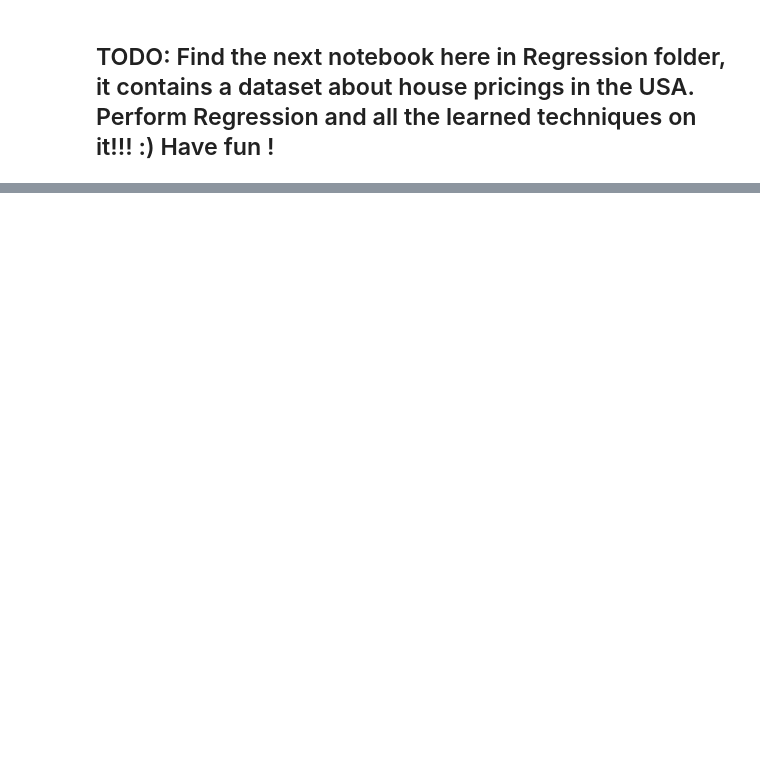
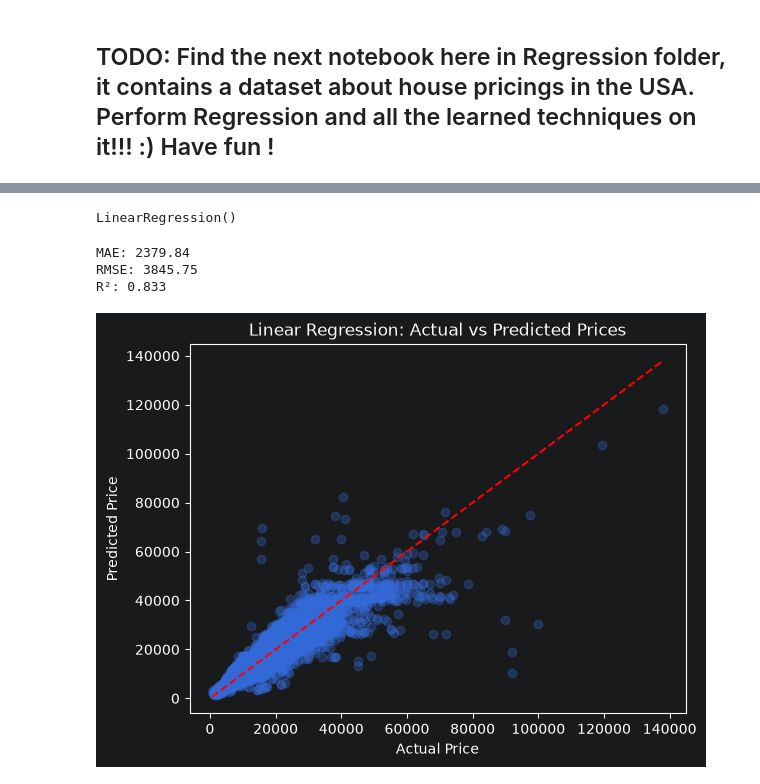
Before and after one commit to kovexison/Practica-AI, a Jupyter notebook: 01-ML-Regression/car_prices_regression.ipynb, the cells around one changed output, grey strips where cells are left out. Drawn from its saved outputs; the diff is of its cells as text; code cells hidden in the pictures; blank space fills up the shorter version.

```diff
--- a/01-ML-Regression/car_prices_regression.ipynb
+++ b/01-ML-Regression/car_prices_regression.ipynb
@@ -901,0 +951,31 @@ joblib.dump(best_rf, 'car_price_rf_model.pkl')
+# %%
+y_train_log = np.log(y_train)
+y_test_log = np.log(y_test)
+# %%
+lin_reg.fit(X_train_scaled, y_train_log)
+# %% [output]
+LinearRegression()
+# %%
+y_pred_log = lin_reg.predict(X_test_scaled)
+y_pred_real = np.exp(y_pred_log)
+
+mae = mean_absolute_error(y_test, y_pred_real)
+rmse = np.sqrt(mean_squared_error(y_test, y_pred_real))
+r2 = r2_score(y_test, y_pred_real)
+
+print(f"MAE: {mae:.2f}")
+print(f"RMSE: {rmse:.2f}")
+print(f"R²: {r2:.3f}")
+# %% [output]
+MAE: 2379.84
+RMSE: 3845.75
+R²: 0.833
+# %%
+plt.scatter(y_test, y_pred_real, alpha=0.3)
+plt.xlabel("Actual Price")
+plt.ylabel("Predicted Price")
+plt.title("Linear Regression: Actual vs Predicted Prices")
+plt.plot([y_test.min(), y_test.max()], [y_test.min(), y_test.max()], 'r--')
+plt.show()
+# %% [output]
+[figure, added]
```
Also changed, not shown: parts of 27 cells of this notebook.
